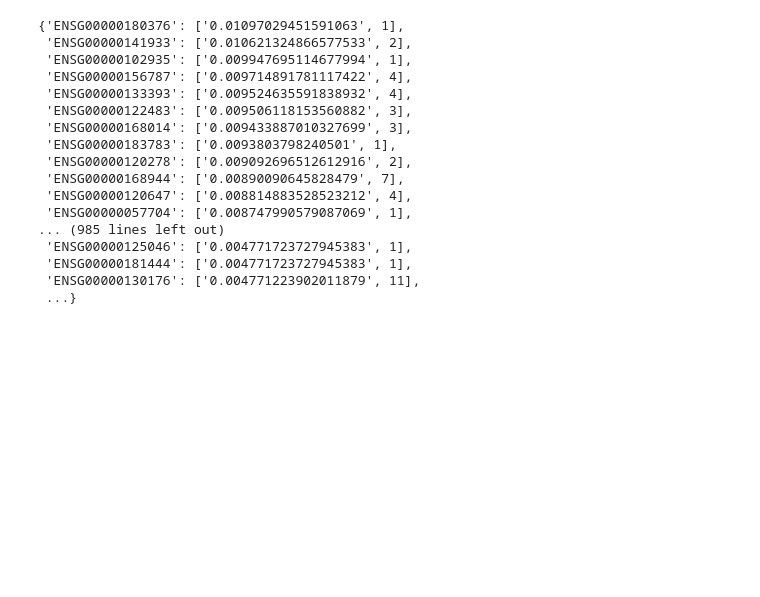
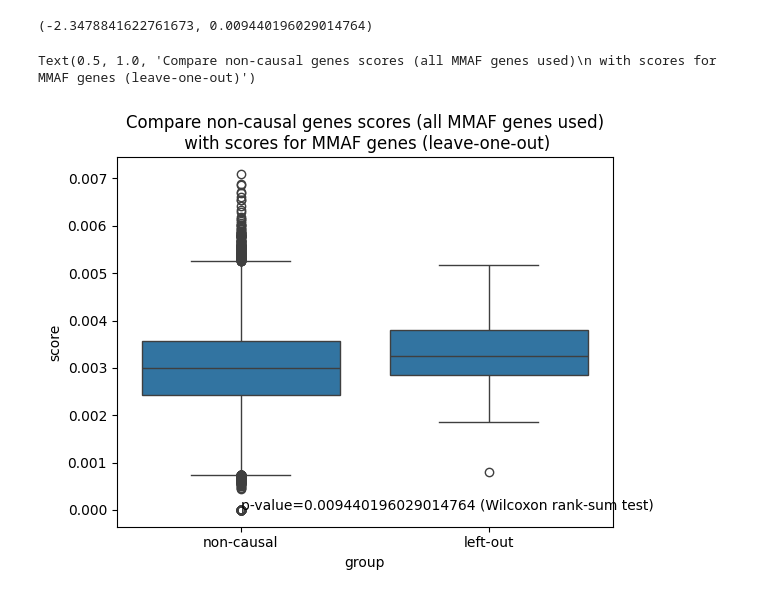
Before and after one commit to jjjk123/grexome-TIMC-Secondary-interactome, a Jupyter notebook: Interactome/analyze_scores.ipynb, the cells around one changed output. Drawn from its saved outputs; the diff is of its cells as text; code cells hidden in the pictures; blank space fills up the shorter version.

Commit message:
upd leave-one-out analysis

```diff
--- a/Interactome/analyze_scores.ipynb
+++ b/Interactome/analyze_scores.ipynb
@@ -19,8 +21,4 @@ with open(f"scores.tsv", 'r') as f:
     for line in data:
         line_splitted = line.split('\t')
         gene, score = line_splitted
-        scores[gene] = score
-
-# sort scores by value
-scores_sorted = dict(sorted(scores.items(), key=lambda v: v[1], reverse=True))
-scores_sorted = {k: v for k, v in scores_sorted.items()}
+        scores[gene] = float(score)
@@ -88,20 +25,43 @@ scores_degrees_sorted = {k: v for k, v in scores_degrees_sorted.items()}
-# %%
-scores_degrees_sorted
-# %% [output]
-{'ENSG00000180376': ['0.01097029451591063', 1],
- 'ENSG00000141933': ['0.010621324866577533', 2],
- 'ENSG00000102935': ['0.009947695114677994', 1],
- 'ENSG00000156787': ['0.009714891781117422', 4],
- 'ENSG00000133393': ['0.009524635591838932', 4],
- 'ENSG00000122483': ['0.009506118153560882', 3],
- 'ENSG00000168014': ['0.009433887010327699', 3],
- 'ENSG00000183783': ['0.0093803798240501', 1],
- 'ENSG00000120278': ['0.009092696512612916', 2],
- 'ENSG00000168944': ['0.00890090645828479', 7],
- 'ENSG00000120647': ['0.008814883528523212', 4],
- 'ENSG00000057704': ['0.008747990579087069', 1],
-... (985 lines left out)
- 'ENSG00000125046': ['0.004771723727945383', 1],
- 'ENSG00000181444': ['0.004771723727945383', 1],
- 'ENSG00000130176': ['0.004771223902011879', 11],
- ...}
+# %%
+# load left-out scores
+scores_left_out = {}
+
+with open(f"leave_one_out/left_out_scores.tsv", 'r') as f:
+    # skip header
+    next(f)
+
+    data = f.read().splitlines()
+    for line in data:
+        line_splitted = line.split('\t')
+        gene, score = line_splitted
+        # skip causal genes
+        if gene in causal_genes:
+            continue
+        scores_left_out[gene] = float(score)
+# %%
+df_scores = pandas.DataFrame.from_dict(scores,
+                                       orient='index',
+                                       columns=['score'])
+df_scores['group'] = "non-causal"
+
+df_scores_left_out = pandas.DataFrame.from_dict(scores_left_out,
+                                                orient='index',
+                                                columns=['score'])
+
+df_scores_left_out['group'] = 'left-out'
+
+# concatenate dataframes for comparison
+df_compare = pandas.concat([df_scores, df_scores_left_out])
+# %%
+stat, p_value = ranksums(df_scores['score'].values, df_scores_left_out['score'].values, alternative='less')
+stat, p_value
+# %% [output]
+(-2.3478841622761673, 0.009440196029014764)
+# %%
+# plot
+seaborn.boxplot(data=df_compare, x='group', y='score')
+matplotlib.pyplot.text(0, 0, s=f"p-value={p_value} (Wilcoxon rank-sum test)")
+matplotlib.pyplot.title(f"Compare non-causal genes scores (all {PHENOTYPE} genes used)\n with scores for {PHENOTYPE} genes (leave-one-out)")
+# %% [output]
+Text(0.5, 1.0, 'Compare non-causal genes scores (all MMAF genes used)\n with scores for MMAF genes (leave-one-out)')
+[figure, added]
```
Also changed, not shown: parts of 11 cells of this notebook.
